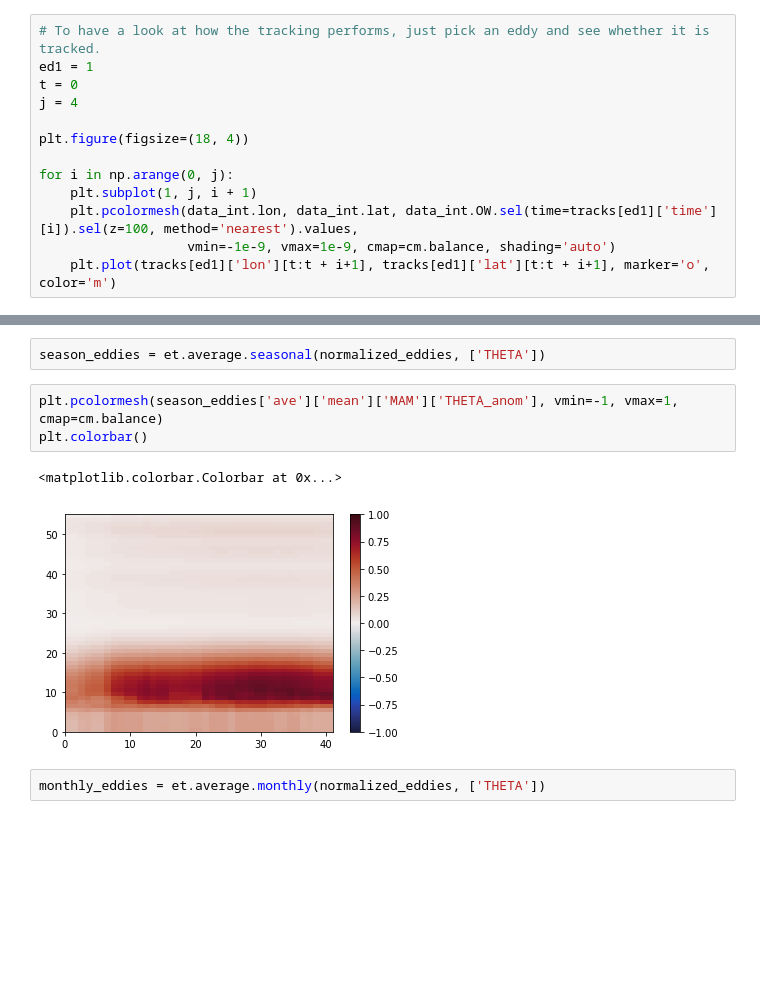
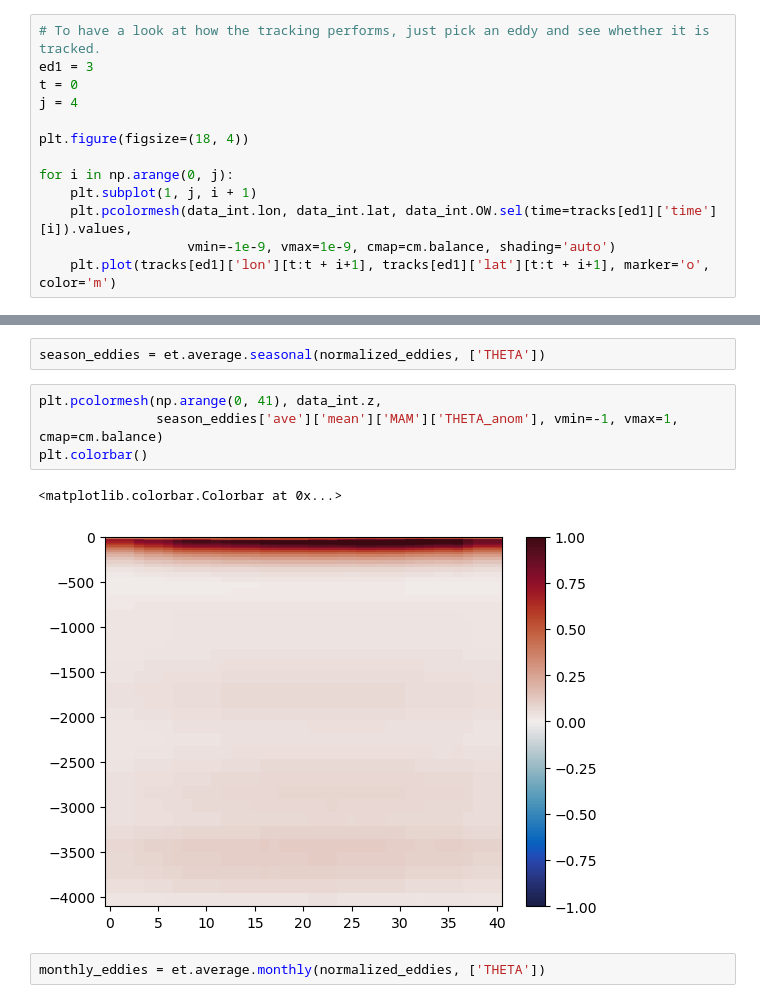
Before and after one commit to jk-rieck/eddytools, a Jupyter notebook: examples/run_eddytools_example_MITgcm_OW.ipynb, the cells around one changed output, grey strips where cells are left out. Cells and saved outputs as stored; diff of their text form; blank space fills up the shorter version.

Commit message:
updated exmaple notebooks to include split tracking

```diff
--- a/examples/run_eddytools_example_MITgcm_OW.ipynb
+++ b/examples/run_eddytools_example_MITgcm_OW.ipynb
@@ -371,7 +391,7 @@ tracks[0]
  'terminated': True}
 # %%
 # To have a look at how the tracking performs, just pick an eddy and see whether it is tracked.
-ed1 = 1
+ed1 = 3
 t = 0
 j = 4
 
@@ -379,7 +399,7 @@ plt.figure(figsize=(18, 4))
 
 for i in np.arange(0, j):
     plt.subplot(1, j, i + 1)
-    plt.pcolormesh(data_int.lon, data_int.lat, data_int.OW.sel(time=tracks[ed1]['time'][i]).sel(z=100, method='nearest').values,
+    plt.pcolormesh(data_int.lon, data_int.lat, data_int.OW.sel(time=tracks[ed1]['time'][i]).values,
                    vmin=-1e-9, vmax=1e-9, cmap=cm.balance, shading='auto')
     plt.plot(tracks[ed1]['lon'][t:t + i+1], tracks[ed1]['lat'][t:t + i+1], marker='o', color='m')
 # %% [output]
@@ -508,11 +572,12 @@ Additionally, the averaged temporal evolution of the eddy centers will be stored
 # %%
 season_eddies = et.average.seasonal(normalized_eddies, ['THETA'])
 # %%
-plt.pcolormesh(season_eddies['ave']['mean']['MAM']['THETA_anom'], vmin=-1, vmax=1, cmap=cm.balance)
+plt.pcolormesh(np.arange(0, 41), data_int.z,
+               season_eddies['ave']['mean']['MAM']['THETA_anom'], vmin=-1, vmax=1, cmap=cm.balance)
 plt.colorbar()
 # %% [output]
 <matplotlib.colorbar.Colorbar at 0x...>
-[figure, old version]
+[figure, new version]
 # %%
 monthly_eddies = et.average.monthly(normalized_eddies, ['THETA'])
 # %%
```
Also changed, not shown: parts of 30 cells of this notebook, 2 other files.
